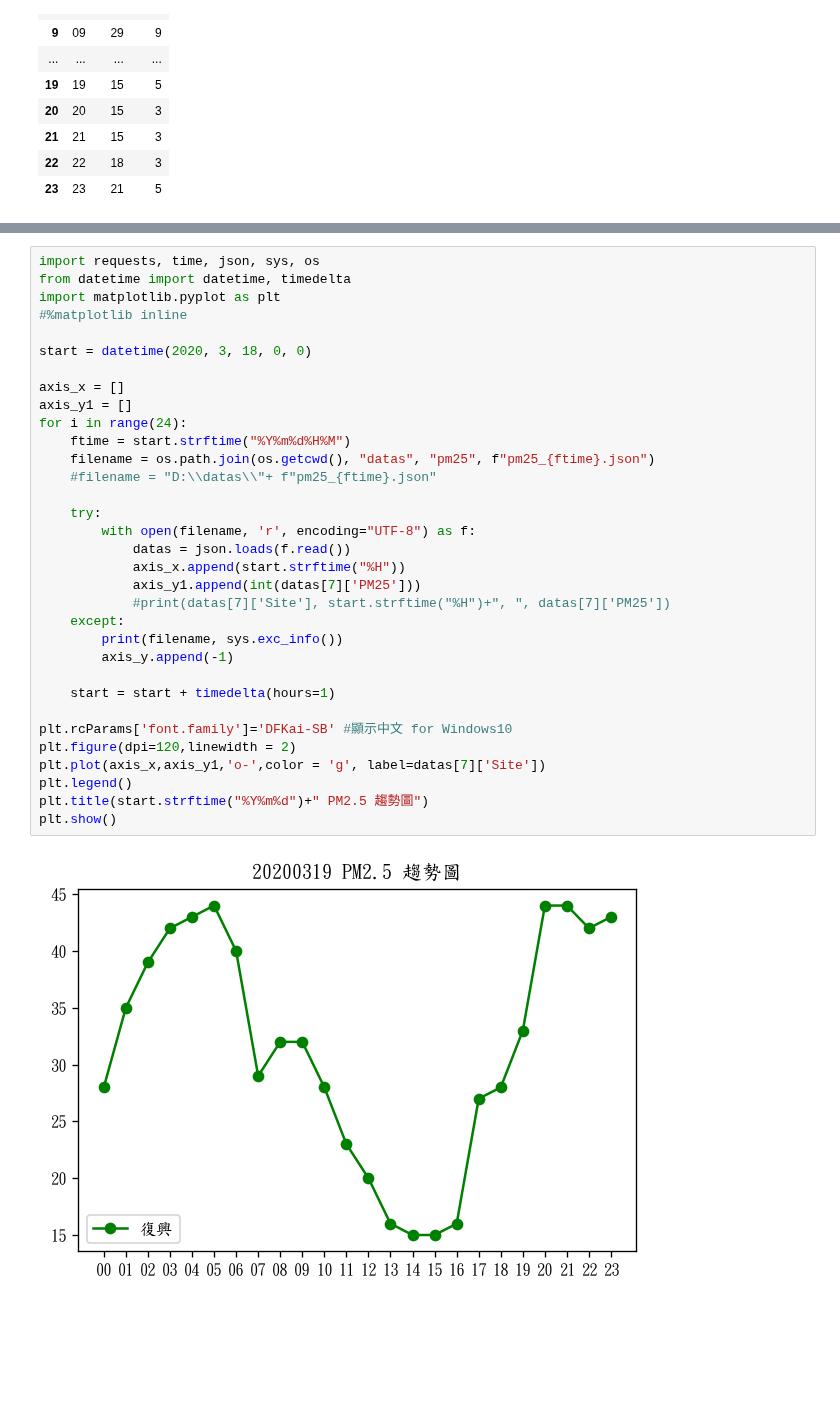
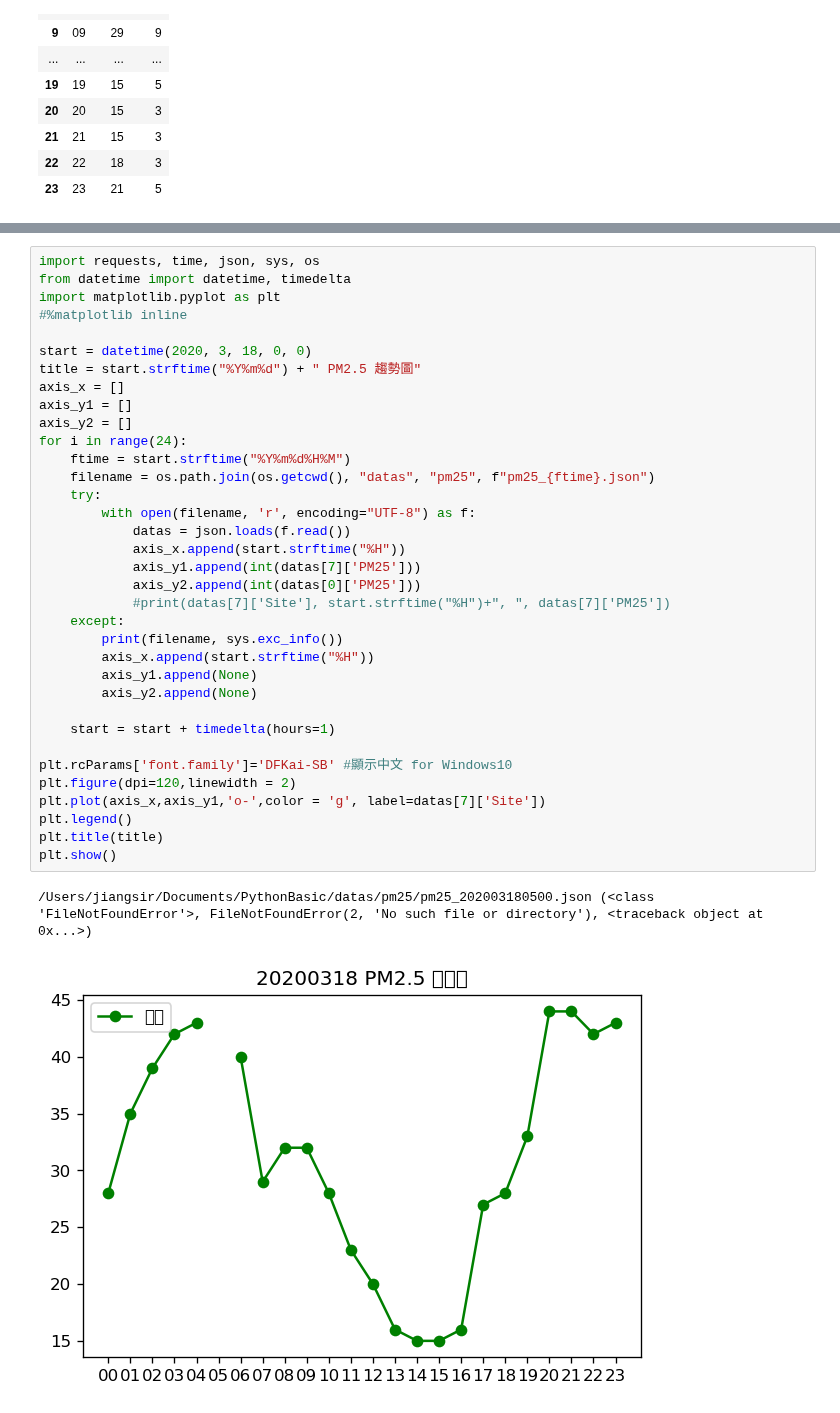
Before and after one commit to jiangsir/PythonBasic, a Jupyter notebook: 實作--定時將PM25資料抓回來以便進行長時間分析.ipynb, the cells around one changed output, grey strips where cells are left out. Cells and saved outputs as stored; diff of their text form; blank space fills up the shorter version.

```diff
--- a/實作--定時將PM25資料抓回來以便進行長時間分析.ipynb
+++ b/實作--定時將PM25資料抓回來以便進行長時間分析.ipynb
@@ -315,35 +311,38 @@ df
 # %%
 import requests, time, json, sys, os
 from datetime import datetime, timedelta
 import matplotlib.pyplot as plt
 #%matplotlib inline
 
 start = datetime(2020, 3, 18, 0, 0)
-
+title = start.strftime("%Y%m%d") + " PM2.5 趨勢圖"
 axis_x = []
 axis_y1 = []
+axis_y2 = []
 for i in range(24):
     ftime = start.strftime("%Y%m%d%H%M")
     filename = os.path.join(os.getcwd(), "datas", "pm25", f"pm25_{ftime}.json")
-    #filename = "D:\\datas\\"+ f"pm25_{ftime}.json"
-
     try:
         with open(filename, 'r', encoding="UTF-8") as f:
             datas = json.loads(f.read())
             axis_x.append(start.strftime("%H"))
             axis_y1.append(int(datas[7]['PM25']))
+            axis_y2.append(int(datas[0]['PM25']))
             #print(datas[7]['Site'], start.strftime("%H")+", ", datas[7]['PM25'])
     except:
         print(filename, sys.exc_info())
-        axis_y.append(-1)
+        axis_x.append(start.strftime("%H"))
+        axis_y1.append(None)
+        axis_y2.append(None)
 
     start = start + timedelta(hours=1)
 
 plt.rcParams['font.family']='DFKai-SB' #顯示中文 for Windows10
 plt.figure(dpi=120,linewidth = 2)
 plt.plot(axis_x,axis_y1,'o-',color = 'g', label=datas[7]['Site'])
 plt.legend()
-plt.title(start.strftime("%Y%m%d")+" PM2.5 趨勢圖")
+plt.title(title)
 plt.show()
 # %% [output]
+/Users/jiangsir/Documents/PythonBasic/datas/pm25/pm25_202003180500.json (<class 'FileNotFoundError'>, FileNotFoundError(2, 'No such file or directory'), <traceback object at 0x...>)
-[figure, old version]
+[figure, new version]
```
Also changed, not shown: parts of 3 cells of this notebook.
